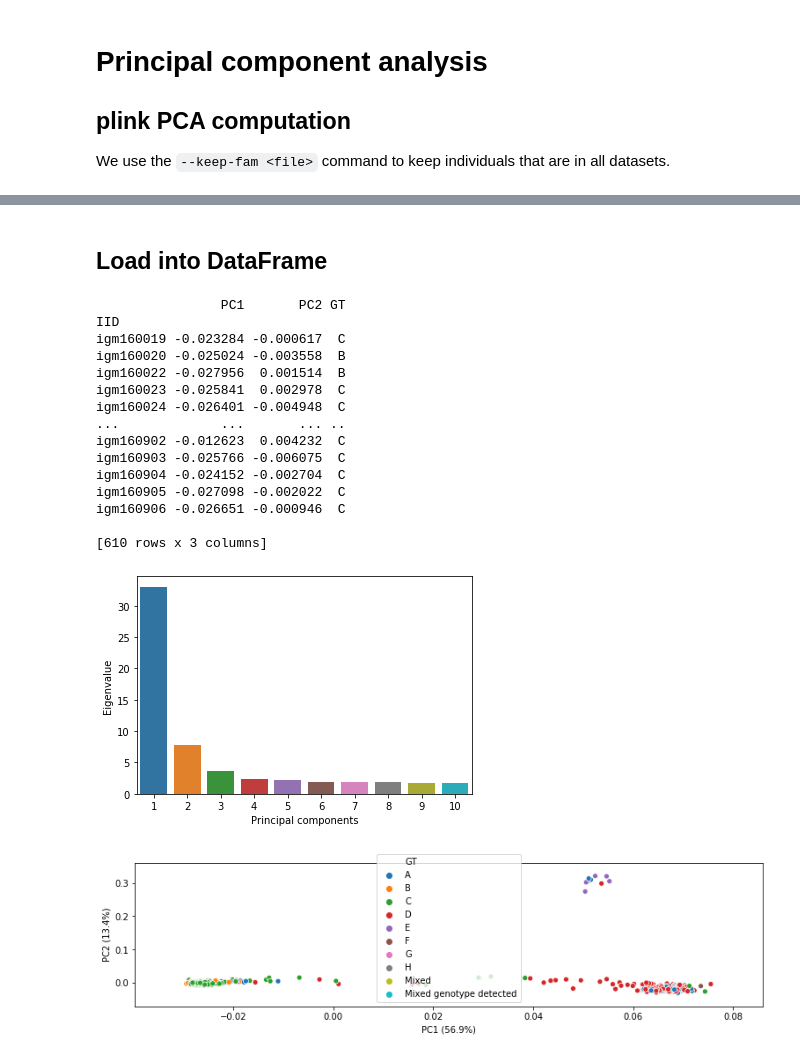
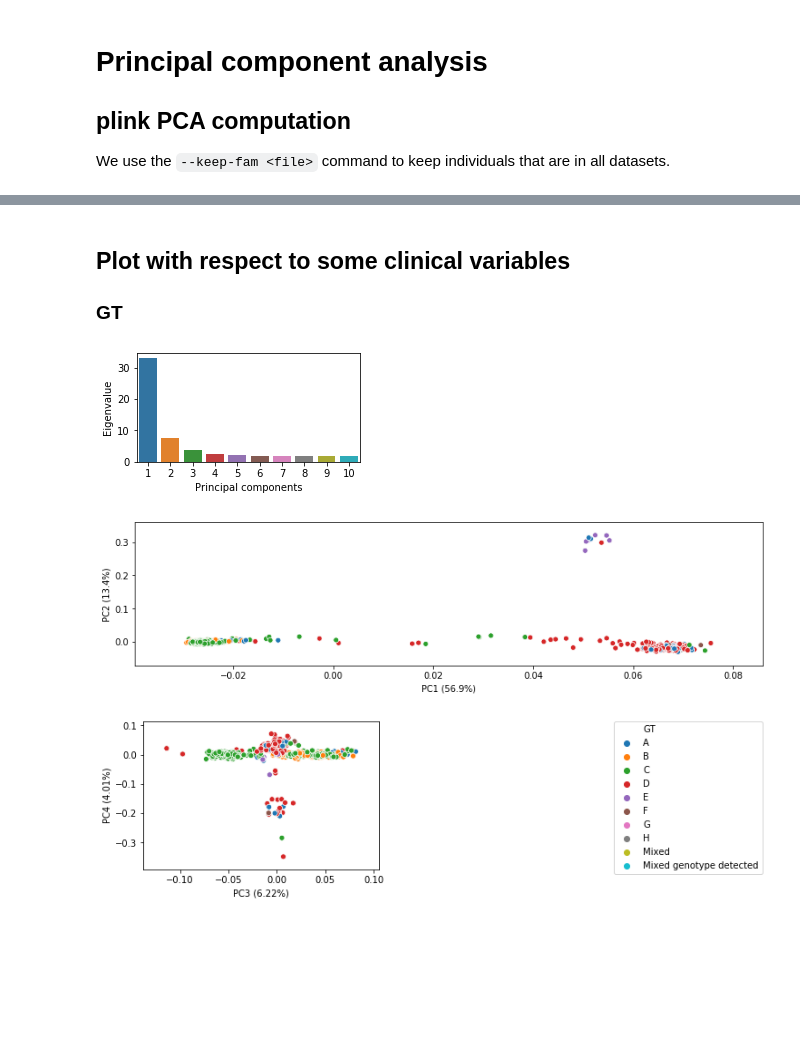
Before and after one commit to matthiaszeller/HBV, a Jupyter notebook: Host genotypes - Analysis.ipynb, the cells around one changed output, grey strips where cells are left out. Cells and saved outputs as stored; diff of their text form; code cells hidden in the pictures; blank space fills up the shorter version.

Commit message:
finished host pca

```diff
--- a/Host genotypes - Analysis.ipynb
+++ b/Host genotypes - Analysis.ipynb
@@ -32,22 +35,11 @@ Log written to 'data/plink/log/host_pca.log'
-# %% [markdown]
-## Load into DataFrame
+# %% [markdown]
+## Plot with respect to some clinical variables
+
+### GT
 # %%
-host.plot_plink_pca(setup.PATH_HOST_CLEAN_DATA, n_pcs=2, hue_col='GT')
+host.plot_plink_pca(setup.PATH_HOST_CLEAN_DATA, n_pcs=4, hue_col='GT',
+                   bbox_to_anchor=(2, 1))
 # %% [output]
-                PC1       PC2 GT
-IID
-igm160019 -0.023284 -0.000617  C
-igm160020 -0.025024 -0.003558  B
-igm160022 -0.027956  0.001514  B
-igm160023 -0.025841  0.002978  C
-igm160024 -0.026401 -0.004948  C
-...             ...       ... ..
-igm160902 -0.012623  0.004232  C
-igm160903 -0.025766 -0.006075  C
-igm160904 -0.024152 -0.002704  C
-igm160905 -0.027098 -0.002022  C
-igm160906 -0.026651 -0.000946  C
-
-[610 rows x 3 columns]
-[figure, old version]
+[figure, new version]
-[figure, old version]
+[figure, new version]
+[figure, added]
```
Also changed, not shown: parts of 6 cells of this notebook, 1 other file.
